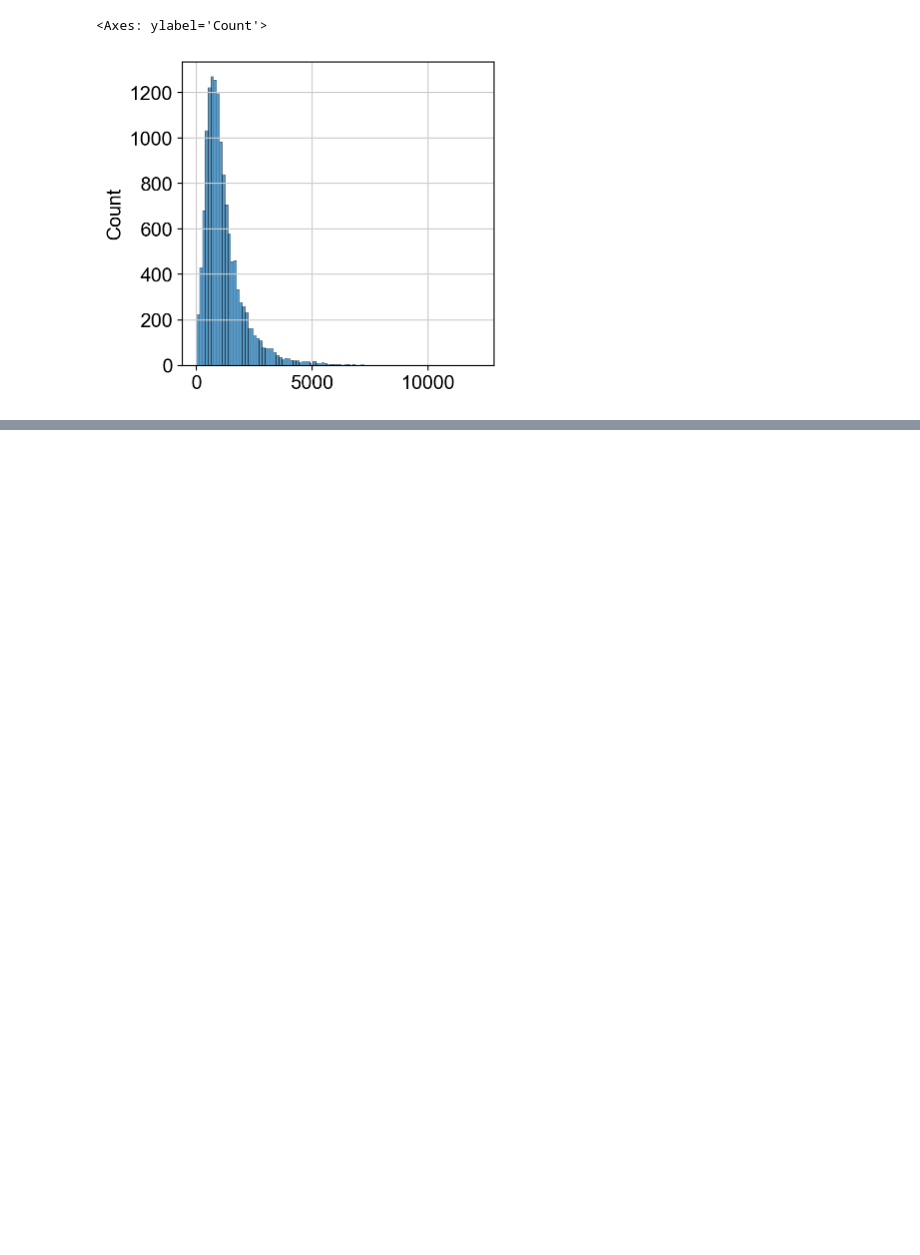
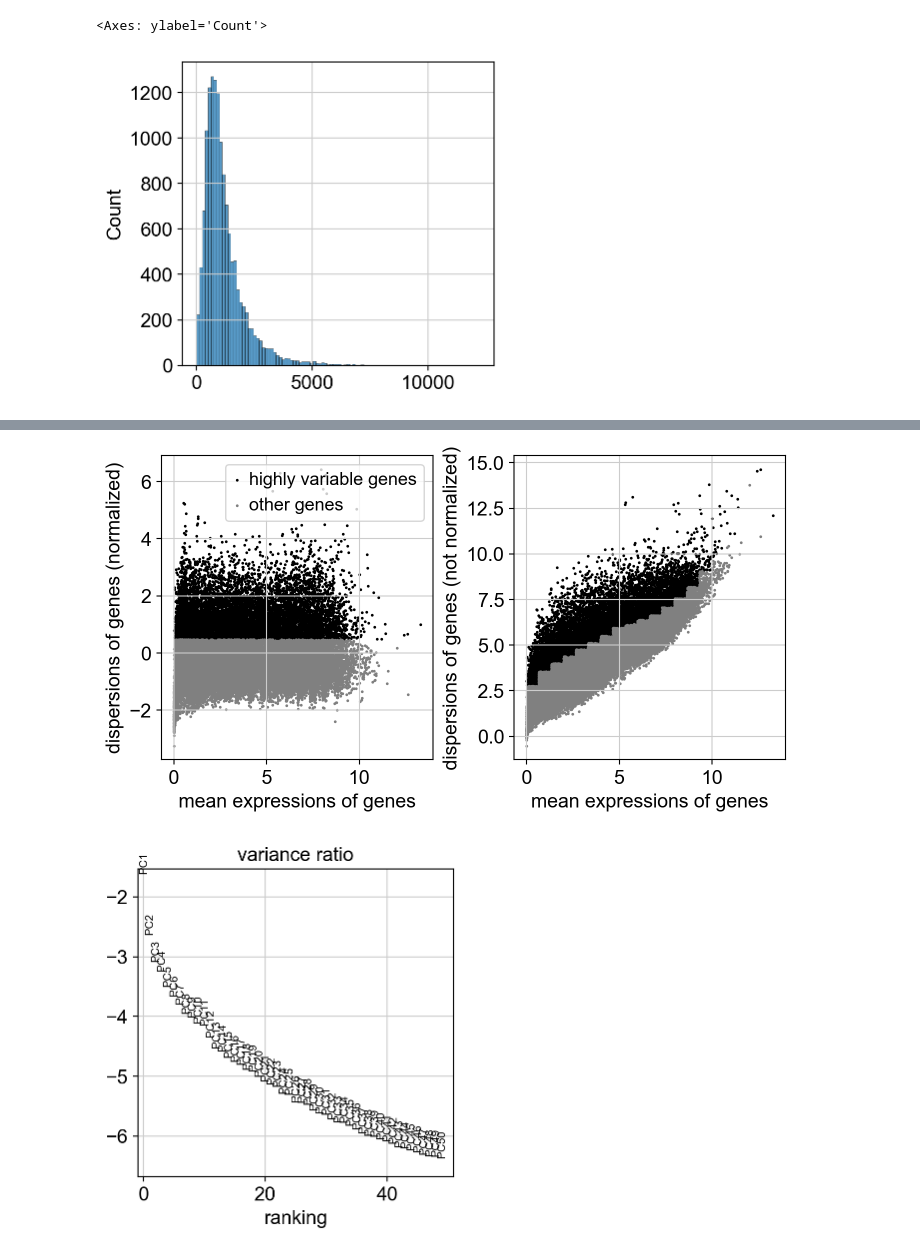
Before and after one commit to furlan-lab/pyviewmaster, a Jupyter notebook: notebooks/02_bulk_reference.ipynb, the cells around one changed output, grey strips where cells are left out. Drawn from its saved outputs; the diff is of its cells as text; code cells hidden in the pictures; blank space fills up the shorter version.

```diff
--- a/notebooks/02_bulk_reference.ipynb
+++ b/notebooks/02_bulk_reference.ipynb
@@ -236,12 +154,0 @@ def process_sample(args):
-# %%
-
-args_list = []
-n = 1
-counts_n = counts[n, :].toarray().flatten()
-print(counts_n)
-# %%
-
-for n in range(1):
-    counts_n = counts[n, :].toarray().flatten() if scipy.sparse.issparse(counts) else counts[n, :]
-    args_list.append((n, counts_n))
-args_list
@@ -252,18 +154,0 @@ with Pool() as pool:
-# %%
-
-# Filter out None results
-good_results = [res for res in results if res is not None]
-
-if not good_results:
-    raise ValueError("No valid data generated.")
-
-# Concatenate data
-data = np.concatenate(good_results, axis=1)
-
-# Create metadata
-metai = np.repeat(np.arange(counts.shape[1]), N)
-meta = ref.obs.reset_index(drop=True)
-newmeta = meta.iloc[metai, :].reset_index(drop=True)
-
-# Create anndata object
-adata_new = anndata.AnnData(X=data.T, var=pd.DataFrame(index=gene_names), obs=newmeta)
@@ -289,0 +266,12 @@ sc.pl.umap(adata, color = "ground_truth", palette = cols2)
+# %%
+fdataf = expand_anndata(fdata, fold= 10)
+# %%
+sc.pp.normalize_total(fdataf)
+sc.pp.log1p(fdataf)
+sc.pp.highly_variable_genes(fdataf, n_top_genes=10000)
+sc.pl.highly_variable_genes(fdataf)
+sc.tl.pca(fdataf, n_comps=50)
+sc.pl.pca_variance_ratio(fdataf, n_pcs=50, log=True)
+# %% [output]
+[figure, added]
+[figure, added]
```
Also changed, not shown: parts of 18 cells of this notebook.
